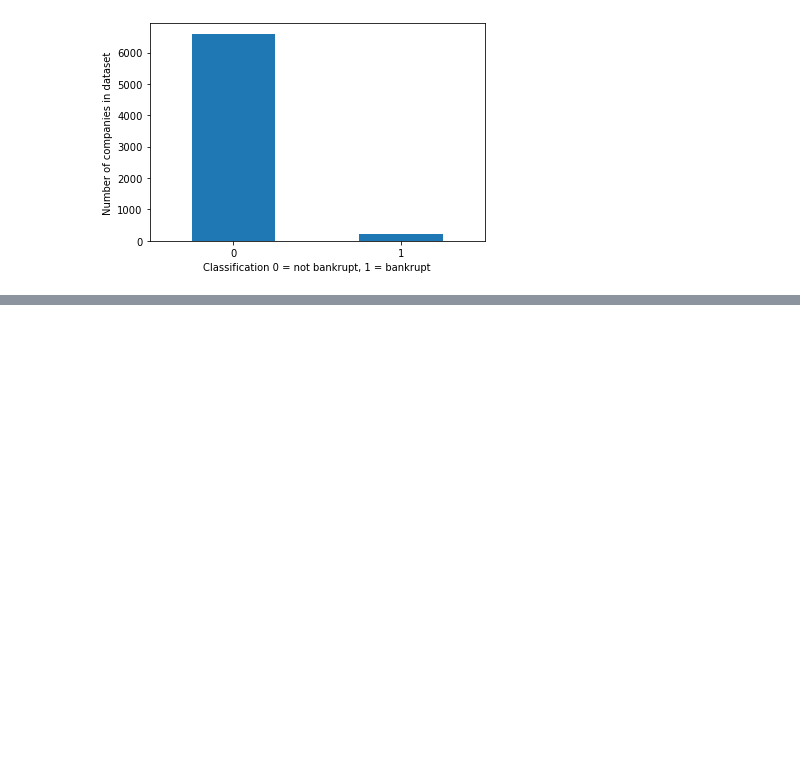
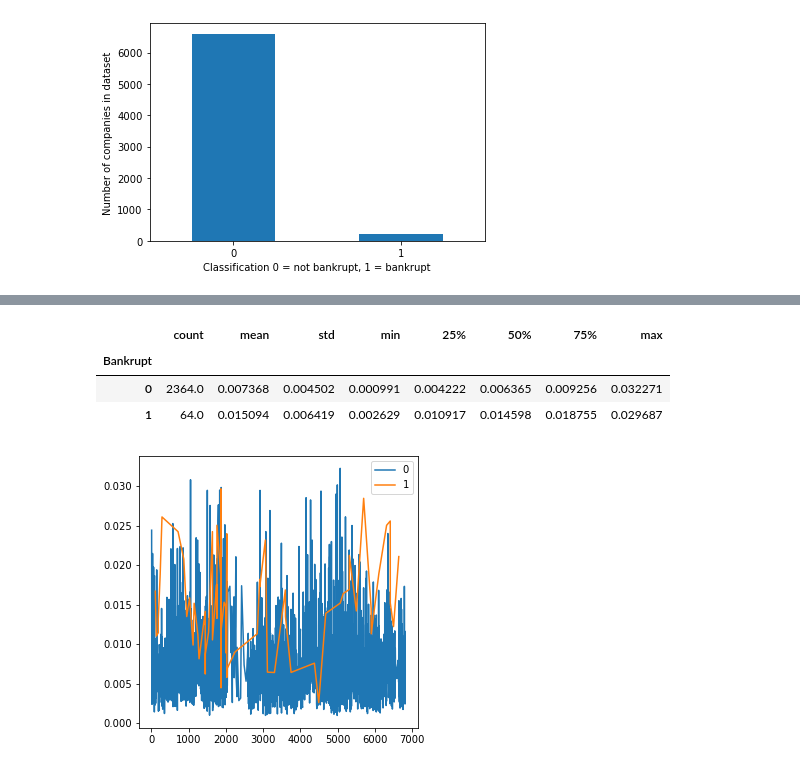
Before and after one commit to burton314/bankruptcy_datascience, a Jupyter notebook: Company_Bankruptcy_Analysis.ipynb, the cells around one changed output, grey strips where cells are left out. Cells and saved outputs as stored; diff of their text form; code cells hidden in the pictures; blank space fills up the shorter version.

```diff
--- a/Company_Bankruptcy_Analysis.ipynb
+++ b/Company_Bankruptcy_Analysis.ipynb
@@ -234,8 +329,14 @@ company_data.groupby('Bankrupt')[' Debt ratio %'].describe()
 # %%
 # Answer Question 3.4:
 # %%
-company_data.groupby('Bankrupt')[' Net worth/Assets'].plot(legend=True, figsize=(5,5))
-company_data.groupby('Bankrupt')[' Net worth/Assets'].describe()
+company_data.groupby('Bankrupt')['Total debt/Total net worth'].plot(legend=True, figsize=(5,5))
+company_data.groupby('Bankrupt')['Total debt/Total net worth'].describe()
+# %% [output]
+|  | count | mean | std | min | 25% | 50% | 75% | max |
+| Bankrupt |  |  |  |  |  |  |  |  |
+| 0 | 2364.0 | 0.007368 | 0.004502 | 0.000991 | 0.004222 | 0.006365 | 0.009256 | 0.032271 |
+| 1 | 64.0 | 0.015094 | 0.006419 | 0.002629 | 0.010917 | 0.014598 | 0.018755 | 0.029687 |
+[figure, added]
 # %%
 # Answer Question 3.5:
 # %%
```
Also changed, not shown: parts of 43 cells of this notebook, 1 other file.
